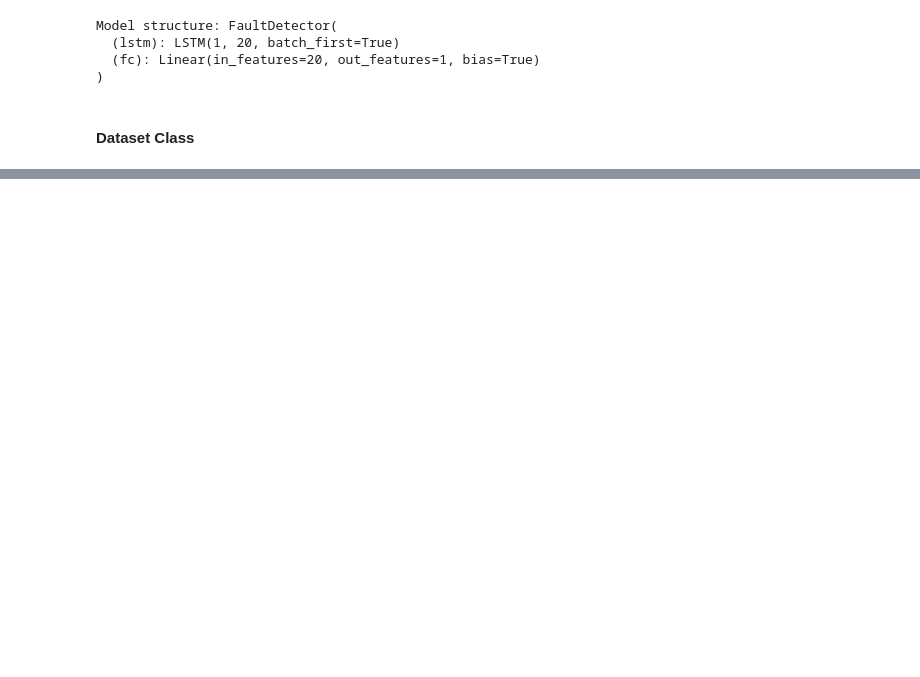
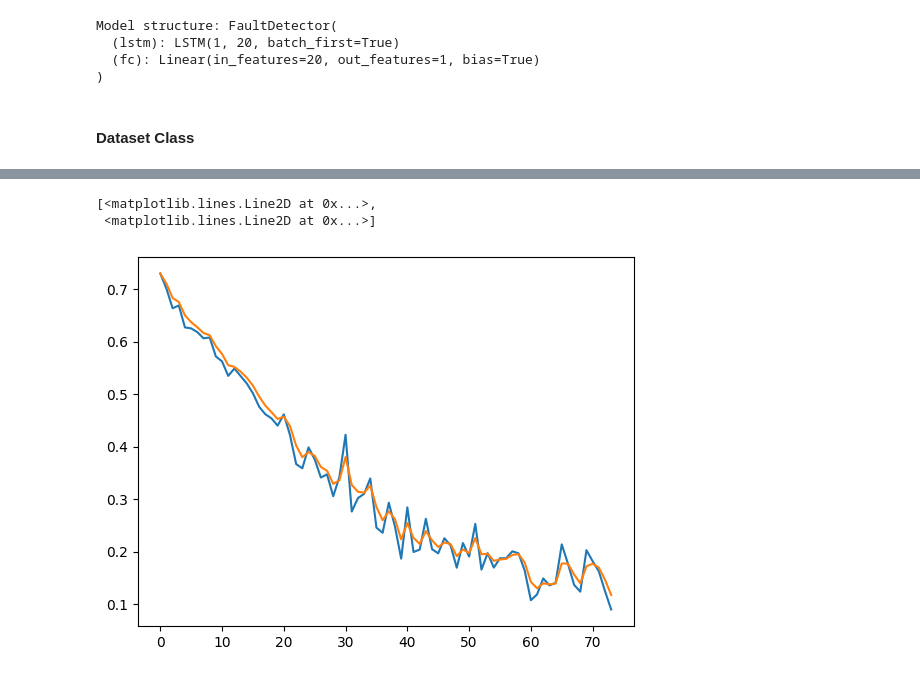
Before and after one commit to alvarohc777/pyTorch, a Jupyter notebook: Formulacion_1.ipynb, the cells around one changed output, grey strips where cells are left out. Cells and saved outputs as stored; diff of their text form; code cells hidden in the pictures; blank space fills up the shorter version.

```diff
--- a/Formulacion_1.ipynb
+++ b/Formulacion_1.ipynb
@@ -283,2 +366,11 @@ Test Error:
+# %%
+
+mini_batch_list = [index for index, _ in enumerate(train_loss)]
+train_loss_ewm = pd.DataFrame(train_loss).ewm(com=0.95).mean()
+plt.plot(mini_batch_list, train_loss, mini_batch_list, train_loss_ewm)
+# %% [output]
+[<matplotlib.lines.Line2D at 0x...>,
+ <matplotlib.lines.Line2D at 0x...>]
+[figure, added]
 # %%
 # # Save the Model
```
Also changed, not shown: parts of 23 cells of this notebook, 3 other files.
